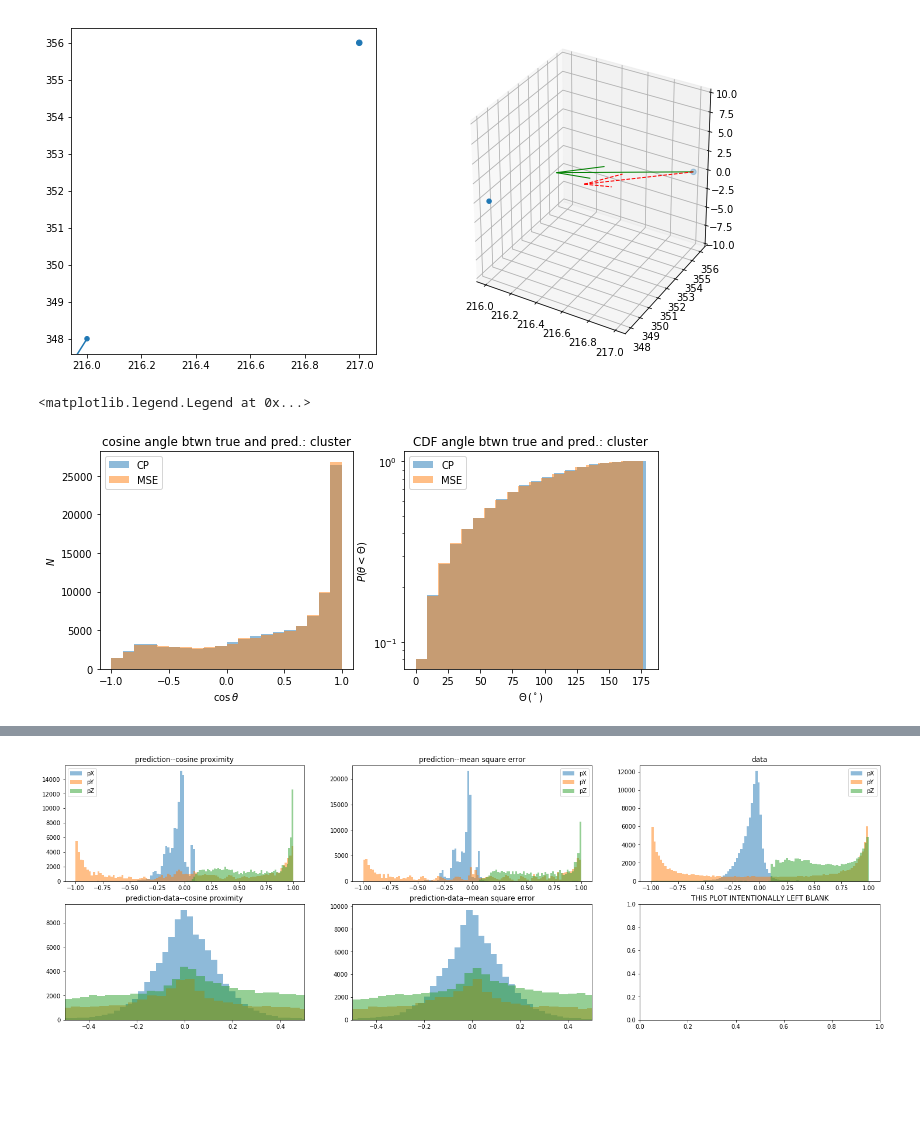
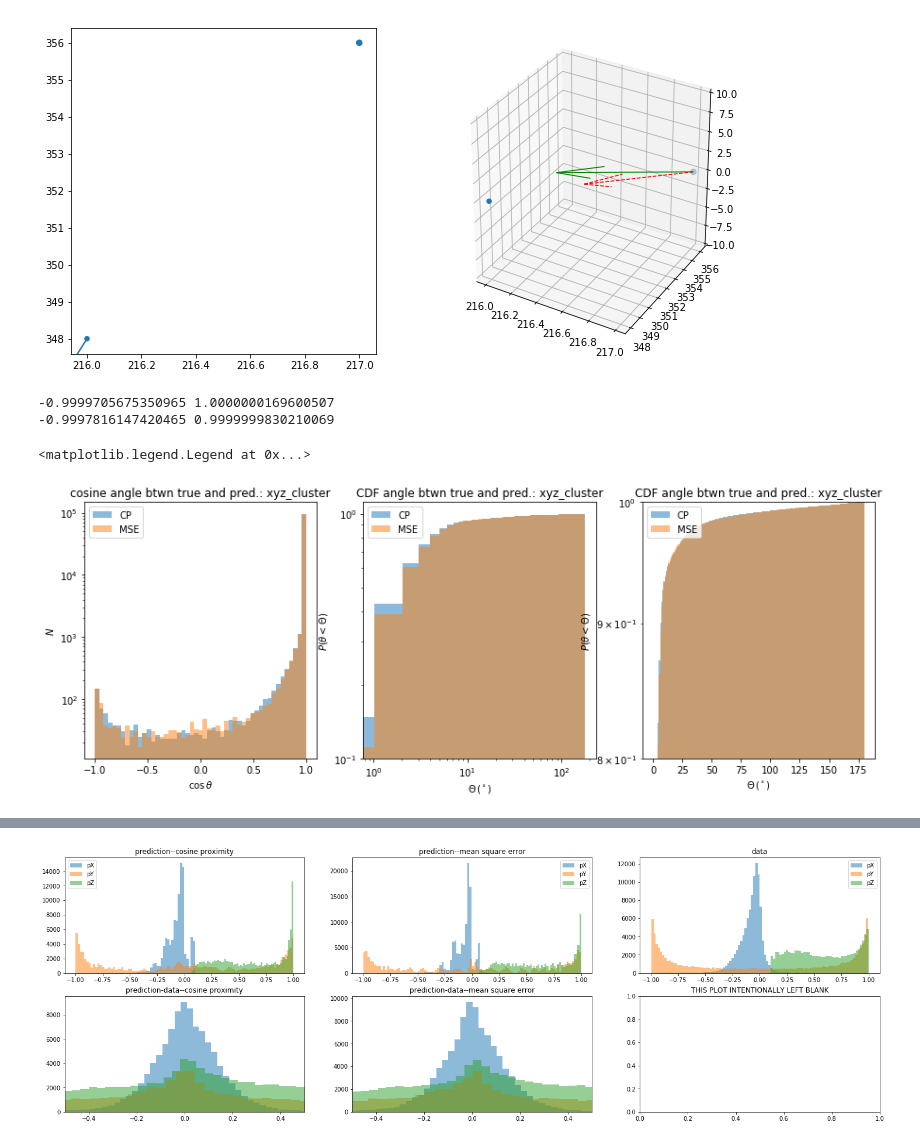
Before and after one commit to jxi24/TrackML, a Jupyter notebook: NN--newdataformat2.ipynb, the cells around one changed output, grey strips where cells are left out. Saved outputs shown, nothing was run; the diff lists cells and outputs as text; code cells hidden in the pictures; blank space fills up the shorter version.

```diff
--- a/NN--newdataformat2.ipynb
+++ b/NN--newdataformat2.ipynb
@@ -199,14 +201,9 @@ NNmodel_MSE.save('Direction_predictor_xyz_cluster_MSE.h5')
-# %%
-#load it
-if analysis_choice == 'cluster':
-    NNmodel_CP.load_weights('Direction_predictor_CP.h5')
-    NNmodel_MSE.load_weights('Direction_predictor_MSE.h5')
-if analysis_choice == 'xyz':
-    NNmodel_CP.load_weights('Direction_predictor_xyz_CP.h5')
-    NNmodel_MSE.load_weights('Direction_predictor_xyz_MSE.h5')
-if analysis_choice == 'xyz_cluster':
-    NNmodel_CP.load_weights('Direction_predictor_xyz_cluster_CP.h5')
-    NNmodel_MSE.load_weights('Direction_predictor_xyz_cluster_MSE.h5')
+# %%
+#load it
+#analysis_choice = 'cluster'#OPTIONS:  'cluster' 'xyz_cluster' 'xyz'
+num_epoch=200
+NNmodel_CP.load_weights('trained_parameters/Direction_predictor_'+analysis_choice+'_'+str(num_epoch)+'_CP.h5')
+NNmodel_MSE.load_weights('trained_parameters/Direction_predictor_'+analysis_choice+'_'+str(num_epoch)+'_MSE.h5')
 # %%
 NNmodel_MSE.evaluate(x_train, y_train)
 # %% [output]
@@ -252,24 +249,40 @@ vetors (true, predicted)
 # %%
 #(cosine of) angle between truth and prediction
 predicteddirection_CP = predicteddirections(NNmodel_CP, x_test)
 predicteddirection_MSE = predicteddirections(NNmodel_MSE, x_test)
 cosines_CP=np.sum(predicteddirection_CP*y_test,axis=1)
 cosines_MSE=np.sum(predicteddirection_MSE*y_test,axis=1)
-fig, [ax1, ax2] = plt.subplots(1,2,figsize=(10,4))
+print(min(cosines_CP), max(cosines_CP))
+print(min(cosines_MSE), max(cosines_MSE))
+fig, [ax1, ax2, ax3] = plt.subplots(1,3,figsize=(15,5))
 
-ax1.hist(cosines_CP,bins=20,alpha=0.5, label = 'CP')
-ax1.hist(cosines_MSE,bins=20,alpha=0.5, label = 'MSE')
+ax1.hist(cosines_CP,bins=np.linspace(-1,1,50),alpha=0.5, label = 'CP')
+ax1.hist(cosines_MSE,bins=np.linspace(-1,1,50),alpha=0.5, label = 'MSE')
+ax1.set_yscale("log")
+#ax2.set_ylim([0.8,1])
 ax1.set_title("cosine angle btwn true and pred.: " + analysis_choice)
 ax1.set_xlabel(r"$\cos\, \theta$")
 ax1.set_ylabel(r"$N$")
 ax1.legend()
-ax2.hist(np.arccos(cosines_CP)*180./np.pi,bins=20,alpha=0.5,cumulative=True,density=True, label = 'CP')
-ax2.hist(np.arccos(cosines_MSE)*180./np.pi,bins=20,alpha=0.5,cumulative=True,density=True, label = 'MSE')
+ax2.hist(np.arccos(cosines_CP)*180./np.pi,bins=np.linspace(0,180,180),alpha=0.5,cumulative=True,density=True, label = 'CP')
+ax2.hist(np.arccos(cosines_MSE)*180./np.pi,bins=np.linspace(0,180,180),alpha=0.5,cumulative=True,density=True, label = 'MSE')
 ax2.set_yscale("log")
+ax2.set_xscale("log")
+#ax2.set_ylim([0.8,1])
 ax2.set_xlabel(r"$\Theta\, (^\circ)$")
 ax2.set_ylabel(r"$P(\theta < \Theta)$")
 ax2.set_title("CDF angle btwn true and pred.: " + analysis_choice)
 ax2.legend()
+(nCP,binsCP,patchesCP) = ax3.hist(np.arccos(cosines_CP)*180./np.pi,bins=np.linspace(0,180,180),alpha=0.5,cumulative=True,density=True, label = 'CP')
+(nMSE,binsMSE,patchesMSE) =ax3.hist(np.arccos(cosines_MSE)*180./np.pi,bins=np.linspace(0,180,180),alpha=0.5,cumulative=True,density=True, label = 'MSE')
+ax3.set_yscale("log")
+ax3.set_ylim([0.8,1])
+ax3.set_xlabel(r"$\Theta\, (^\circ)$")
+ax3.set_ylabel(r"$P(\theta < \Theta)$")
+ax3.set_title("CDF angle btwn true and pred.: " + analysis_choice)
+ax3.legend()
 # %% [output]
-<matplotlib.legend.Legend at 0x...>
+-0.9999705675350965 1.0000000169600507
+-0.9997816147420465 0.9999999830210069
+<matplotlib.legend.Legend at 0x...>
-[figure, old version]
+[figure, new version]
```
Also changed, not shown: parts of 10 cells of this notebook.
